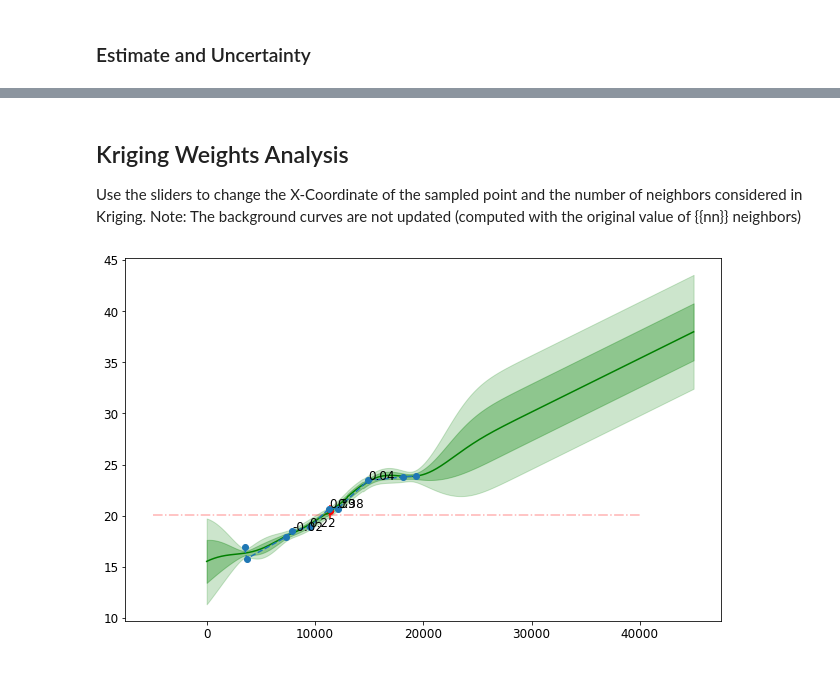
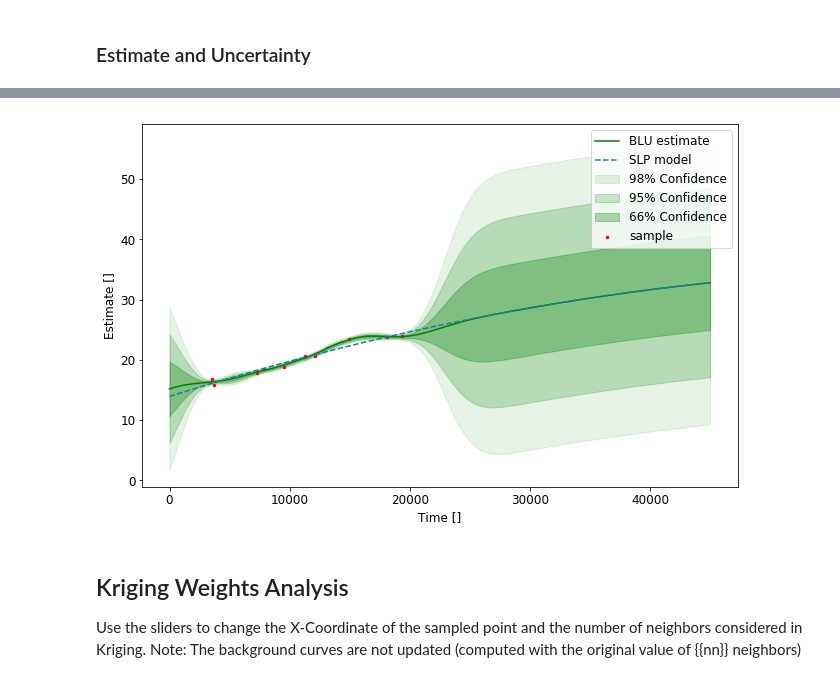
Before and after one commit to red5alex/kriglab, a Jupyter notebook: Simple_Kriging-1D-externalTrend.ipynb, the cells around one changed output, grey strips where cells are left out. Saved outputs shown, nothing was run; the diff lists cells and outputs as text; code cells hidden in the pictures.

```diff
--- a/Simple_Kriging-1D-externalTrend.ipynb
+++ b/Simple_Kriging-1D-externalTrend.ipynb
@@ -411,3 +348,25 @@ _ = plt.show()
+# %%
+plt.title("")
+plt.fill_between([i*dx for i in range(n)], Z-3*np.sqrt(V), Z+3*np.sqrt(V), color='green', alpha=0.1, label="98% Confidence")
+plt.fill_between([i*dx for i in range(n)], Z-2*np.sqrt(V), Z+2*np.sqrt(V), color='green', alpha=0.2, label="95% Confidence")
+plt.fill_between([i*dx for i in range(n)], Z-1*np.sqrt(V), Z+1*np.sqrt(V), color='green', alpha=0.3, label="66% Confidence")
+plt.plot([i*dx for i in range(n)], Z, "g-", label="BLU estimate")
+plt.scatter(z.x, z.por, s=6, c="r", label="sample")
+#plt.plot((X0, X1),(z.por.mean(), z.por.mean()), "r-.", alpha=0.3, label="mean of sample")
+
+plt.plot(arange(0,45000),  np.apply_along_axis(np.poly1d(p), 0, arange(0,45000)), "--", label="SLP model")
+
+plt.xlim = (1,30000)
+
+plt.legend(loc='upper right')
+plt.savefig("krigin1d-confidenceintervalls.png")
+ylabel('Estimate []')
+xlabel('Time []')
+
+
+_ = plt.show()
+# %% [output]
+[figure, added]
 # %% [markdown]
 ## Kriging Weights Analysis
 
@@ -437,8 +396,9 @@ def drawfig(fig, x, nn):
 
     #ax.legend(loc='upper right')
 
-    estimation, k, K, weights, P_n = krige( P, sp, u, nn, trendf=trendf )
-    variance = C0 - np.dot( weights.T, k )
+    estimation, variance, diag = kriging_simple( P[:,0], P[:,2], sp, (x,), nn, V=0.1, trendf=np.poly1d(p))
+
+    #kriging_simple( P, sp, u, nn, trendf=np.poly1d(p) )
 
 
     ax.plot(z.x, z.por,
@@ -449,6 +409,8 @@ def drawfig(fig, x, nn):
                  fmt="r", label="standard deviation")
 
     offset = 0.05
+    weights = diag["weights"]
+    P_n = diag["P"]
     for i in range(len(weights)):
         ax.text(P_n[i,0]+offset,
                 P_n[i,2]+offset,
@@ -464,5 +426,3 @@ maxx = P[:,0].max() + 2*a
 def updatefig(x, nn):
     fig.clear()
     drawfig(fig, x, nn)
-# %% [output]
-[figure, removed]
```
Also changed, not shown: parts of 4 cells of this notebook, 1 other file.
